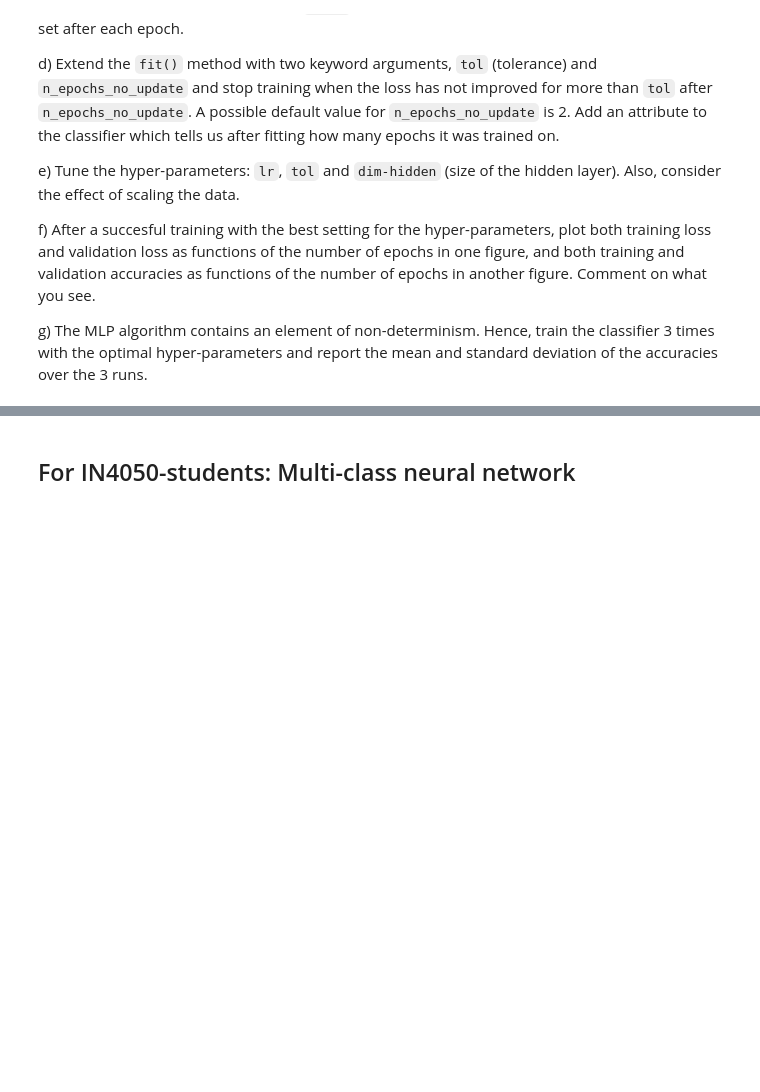
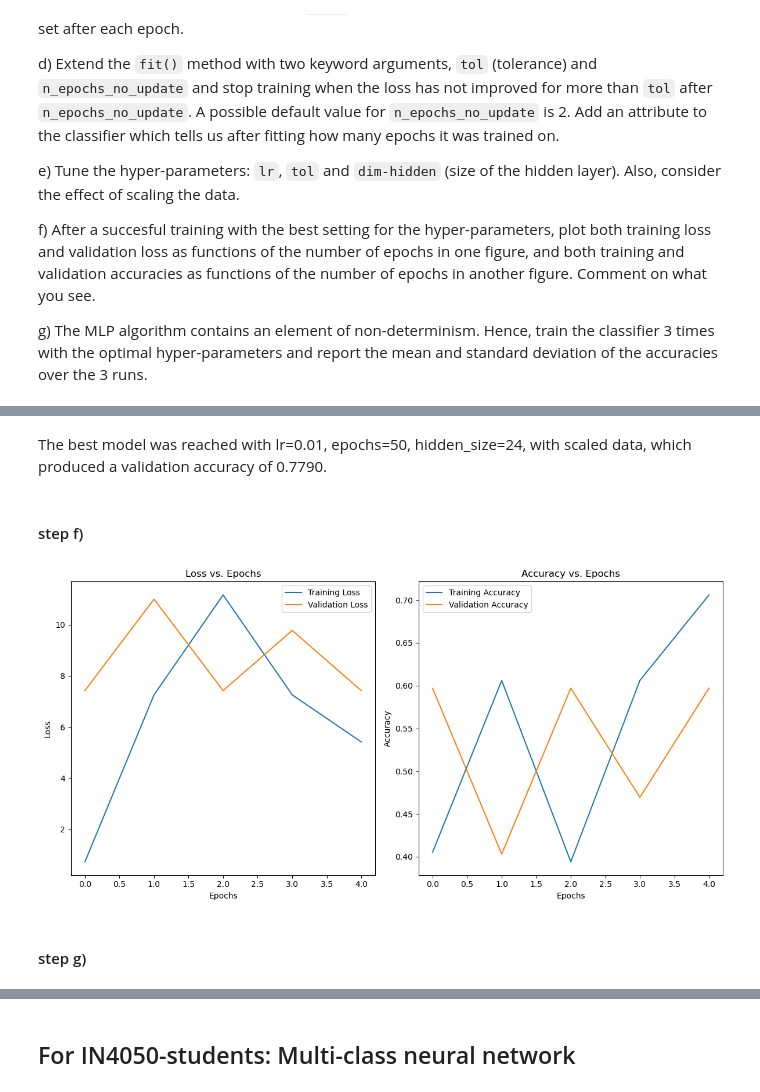
Before and after one commit to sofija-13/intro_AI-ML, a Jupyter notebook: assignment2/in3050_in4050_2025_assignment_2.ipynb, the cells around one changed output, grey strips where cells are left out. Saved outputs shown, nothing was run; the diff lists cells and outputs as text; code cells hidden in the pictures; blank space fills up the shorter version.

```diff
--- a/assignment2/in3050_in4050_2025_assignment_2.ipynb
+++ b/assignment2/in3050_in4050_2025_assignment_2.ipynb
@@ -606,0 +1115,31 @@ g) The MLP algorithm contains an element of non-determinism. Hence, train the cl
+# %% [markdown]
+The best model was reached with lr=0.01, epochs=50, hidden_size=24, with scaled data, which produced a validation accuracy of 0.7790.
+# %% [markdown]
+#### step f)
+# %%
+plt.figure(figsize=(12, 6))
+
+# Plotting training loss and validation loss
+plt.subplot(1, 2, 1)
+plt.plot(model.train_losses, label='Training Loss')
+plt.plot(model.val_losses, label='Validation Loss')
+plt.title("Loss vs. Epochs")
+plt.xlabel("Epochs")
+plt.ylabel("Loss")
+plt.legend()
+
+# Plotting training accuracy and validation accuracy
+plt.subplot(1, 2, 2)
+plt.plot(model.train_accuracies, label='Training Accuracy')
+plt.plot(model.val_accuracies, label='Validation Accuracy')
+plt.title("Accuracy vs. Epochs")
+plt.xlabel("Epochs")
+plt.ylabel("Accuracy")
+plt.legend()
+
+plt.tight_layout()
+plt.show()
+# %% [output]
+[figure, added]
+# %% [markdown]
+#### step g)
```
Also changed, not shown: parts of 22 cells of this notebook.
